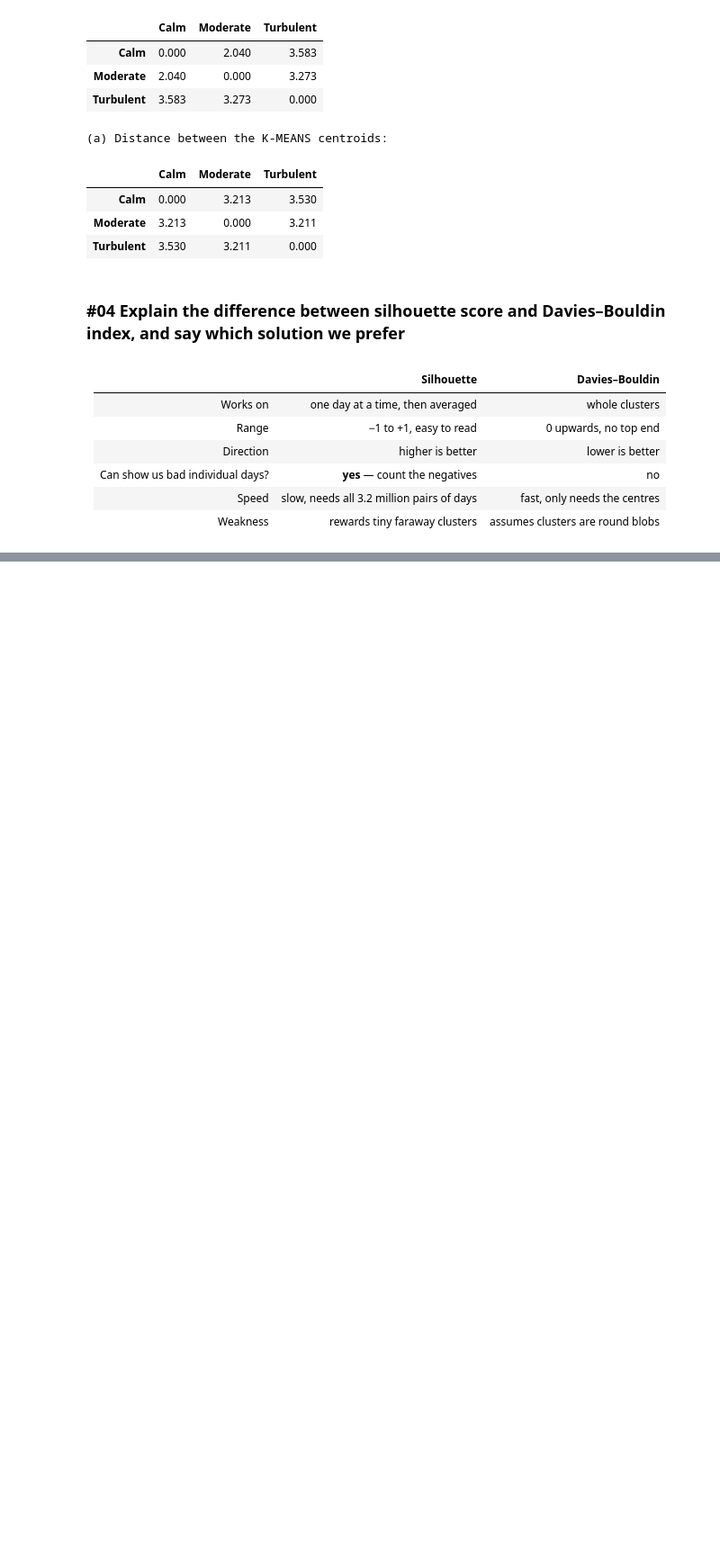
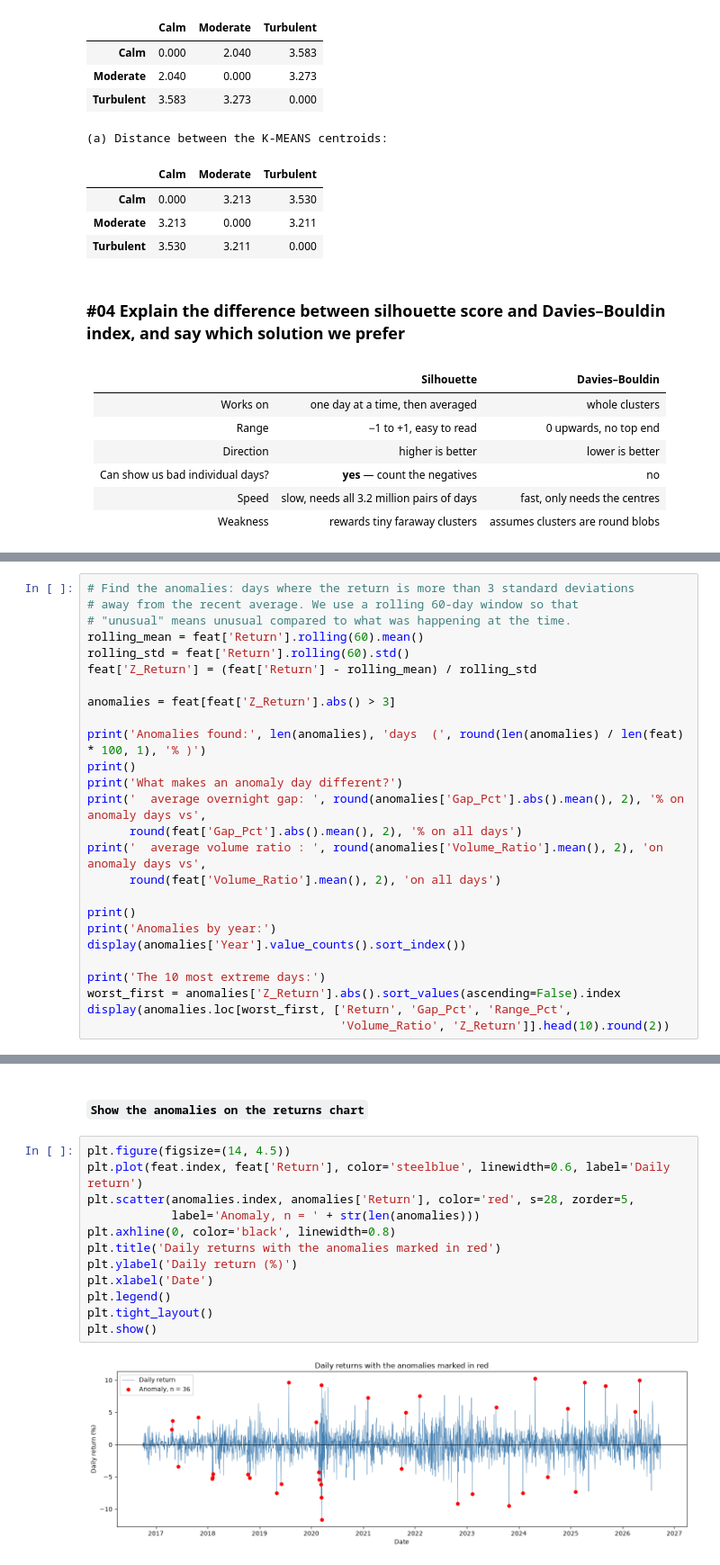
Before and after one commit to zawmoehtike-cct/CA1MLB-2026230, a Jupyter notebook: CA1MLB.ipynb, the cells around one changed output, grey strips where cells are left out. Shown at 90% size. Saved outputs shown, nothing was run; the diff lists cells and outputs as text; blank space fills up the shorter version.

````diff
--- a/CA1MLB.ipynb
+++ b/CA1MLB.ipynb
@@ -1006,0 +1066,26 @@ display(pd.DataFrame(kmeans_distances, index=kmeans_centre_names,
+# %%
+# Find the anomalies: days where the return is more than 3 standard deviations
+# away from the recent average. We use a rolling 60-day window so that
+# "unusual" means unusual compared to what was happening at the time.
+rolling_mean = feat['Return'].rolling(60).mean()
+rolling_std = feat['Return'].rolling(60).std()
+feat['Z_Return'] = (feat['Return'] - rolling_mean) / rolling_std
+
+anomalies = feat[feat['Z_Return'].abs() > 3]
+
+print('Anomalies found:', len(anomalies), 'days  (', round(len(anomalies) / len(feat) * 100, 1), '% )')
+print()
+print('What makes an anomaly day different?')
+print('  average overnight gap: ', round(anomalies['Gap_Pct'].abs().mean(), 2), '% on anomaly days vs',
+      round(feat['Gap_Pct'].abs().mean(), 2), '% on all days')
+print('  average volume ratio : ', round(anomalies['Volume_Ratio'].mean(), 2), 'on anomaly days vs',
+      round(feat['Volume_Ratio'].mean(), 2), 'on all days')
+
+print()
+print('Anomalies by year:')
+display(anomalies['Year'].value_counts().sort_index())
+
+print('The 10 most extreme days:')
+worst_first = anomalies['Z_Return'].abs().sort_values(ascending=False).index
+display(anomalies.loc[worst_first, ['Return', 'Gap_Pct', 'Range_Pct',
+                                    'Volume_Ratio', 'Z_Return']].head(10).round(2))
@@ -1006,0 +1125,16 @@ display(pd.DataFrame(kmeans_distances, index=kmeans_centre_names,
+# %% [markdown]
+##### ```Show the anomalies on the returns chart```
+# %%
+plt.figure(figsize=(14, 4.5))
+plt.plot(feat.index, feat['Return'], color='steelblue', linewidth=0.6, label='Daily return')
+plt.scatter(anomalies.index, anomalies['Return'], color='red', s=28, zorder=5,
+            label='Anomaly, n = ' + str(len(anomalies)))
+plt.axhline(0, color='black', linewidth=0.8)
+plt.title('Daily returns with the anomalies marked in red')
+plt.ylabel('Daily return (%)')
+plt.xlabel('Date')
+plt.legend()
+plt.tight_layout()
+plt.show()
+# %% [output]
+[figure, added]
````
Also changed, not shown: parts of 9 cells of this notebook.
